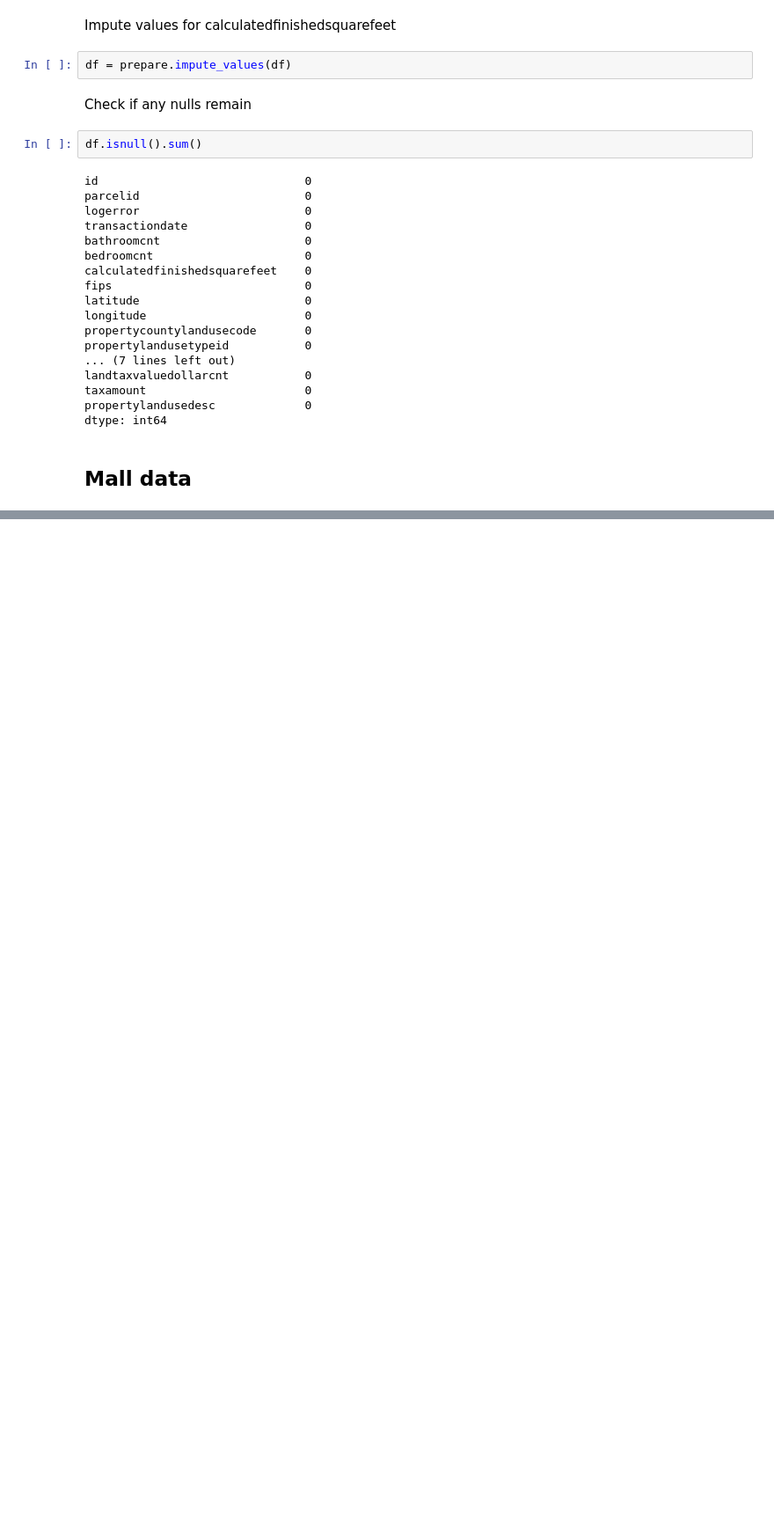
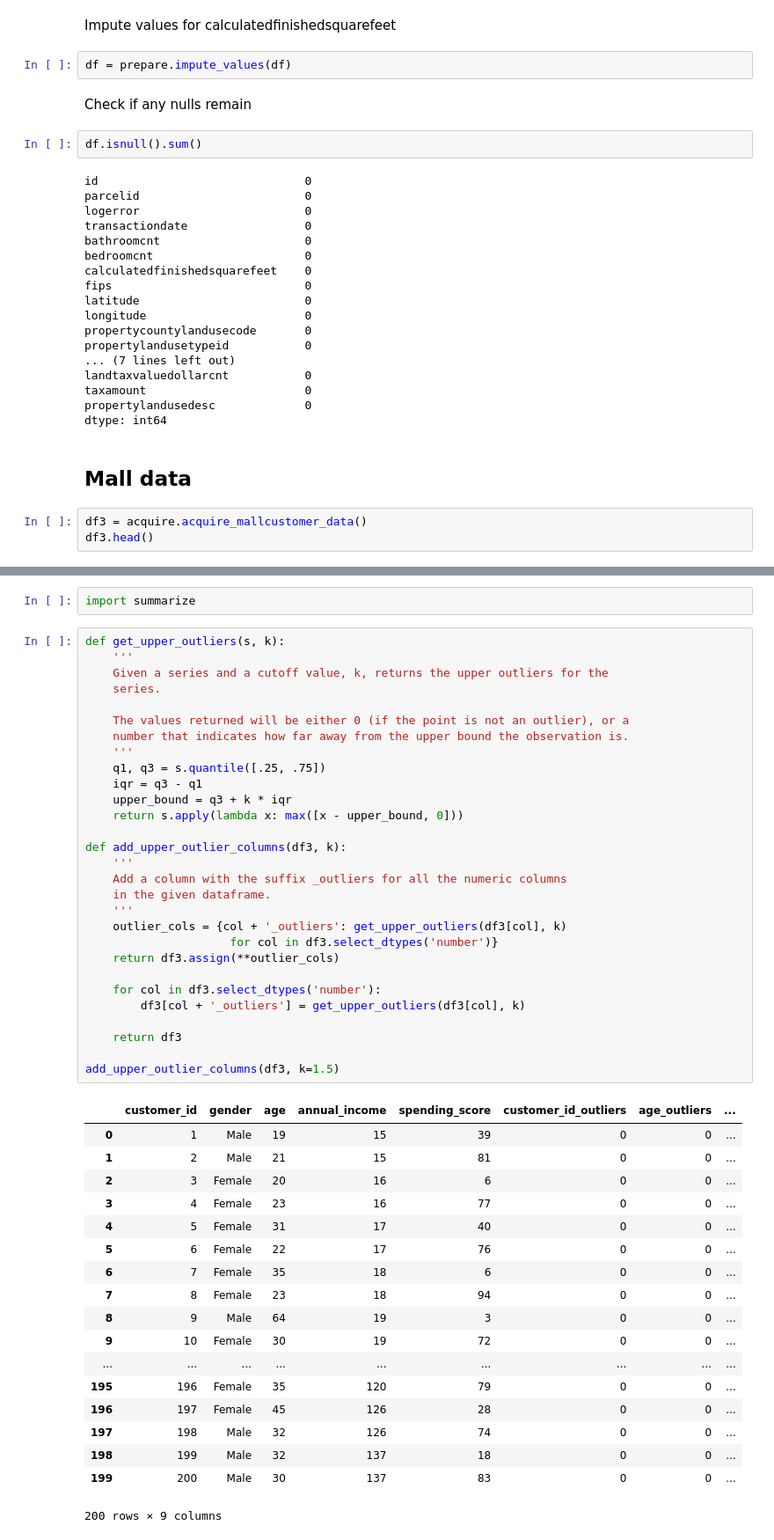
Before and after one commit to soslin/ds-methodologies-exercises, a Jupyter notebook: clustering/zillow.ipynb, the cells around one changed output, grey strips where cells are left out. Shown: that part at 88% size. Saved outputs shown, nothing was run; the diff lists cells and outputs as text; blank space fills up the shorter version.

```diff
--- a/clustering/zillow.ipynb
+++ b/clustering/zillow.ipynb
@@ -268,3 +268,6 @@ propertylandusedesc             0
 dtype: int64
 # %% [markdown]
 ## Mall data
+# %%
+df3 = acquire.acquire_mallcustomer_data()
+df3.head()
@@ -270,0 +281,50 @@ dtype: int64
+# %%
+import summarize
+# %%
+def get_upper_outliers(s, k):
+    '''
+    Given a series and a cutoff value, k, returns the upper outliers for the
+    series.
+
+    The values returned will be either 0 (if the point is not an outlier), or a
+    number that indicates how far away from the upper bound the observation is.
+    '''
+    q1, q3 = s.quantile([.25, .75])
+    iqr = q3 - q1
+    upper_bound = q3 + k * iqr
+    return s.apply(lambda x: max([x - upper_bound, 0]))
+
+def add_upper_outlier_columns(df3, k):
+    '''
+    Add a column with the suffix _outliers for all the numeric columns
+    in the given dataframe.
+    '''
+    outlier_cols = {col + '_outliers': get_upper_outliers(df3[col], k)
+                     for col in df3.select_dtypes('number')}
+    return df3.assign(**outlier_cols)
+
+    for col in df3.select_dtypes('number'):
+        df3[col + '_outliers'] = get_upper_outliers(df3[col], k)
+
+    return df3
+
+add_upper_outlier_columns(df3, k=1.5)
+# %% [output]
+|  | customer_id | gender | age | annual_income | spending_score | customer_id_outliers | age_outliers | ... |
+| 0 | 1 | Male | 19 | 15 | 39 | 0 | 0 | ... |
+| 1 | 2 | Male | 21 | 15 | 81 | 0 | 0 | ... |
+| 2 | 3 | Female | 20 | 16 | 6 | 0 | 0 | ... |
+| 3 | 4 | Female | 23 | 16 | 77 | 0 | 0 | ... |
+| 4 | 5 | Female | 31 | 17 | 40 | 0 | 0 | ... |
+| 5 | 6 | Female | 22 | 17 | 76 | 0 | 0 | ... |
+| 6 | 7 | Female | 35 | 18 | 6 | 0 | 0 | ... |
+| 7 | 8 | Female | 23 | 18 | 94 | 0 | 0 | ... |
+| 8 | 9 | Male | 64 | 19 | 3 | 0 | 0 | ... |
+| 9 | 10 | Female | 30 | 19 | 72 | 0 | 0 | ... |
+| ... | ... | ... | ... | ... | ... | ... | ... | ... |
+| 195 | 196 | Female | 35 | 120 | 79 | 0 | 0 | ... |
+| 196 | 197 | Female | 45 | 126 | 28 | 0 | 0 | ... |
+| 197 | 198 | Male | 32 | 126 | 74 | 0 | 0 | ... |
+| 198 | 199 | Male | 32 | 137 | 18 | 0 | 0 | ... |
+| 199 | 200 | Male | 30 | 137 | 83 | 0 | 0 | ... |
+200 rows × 9 columns
```
Also changed, not shown: parts of 4 cells of this notebook.
